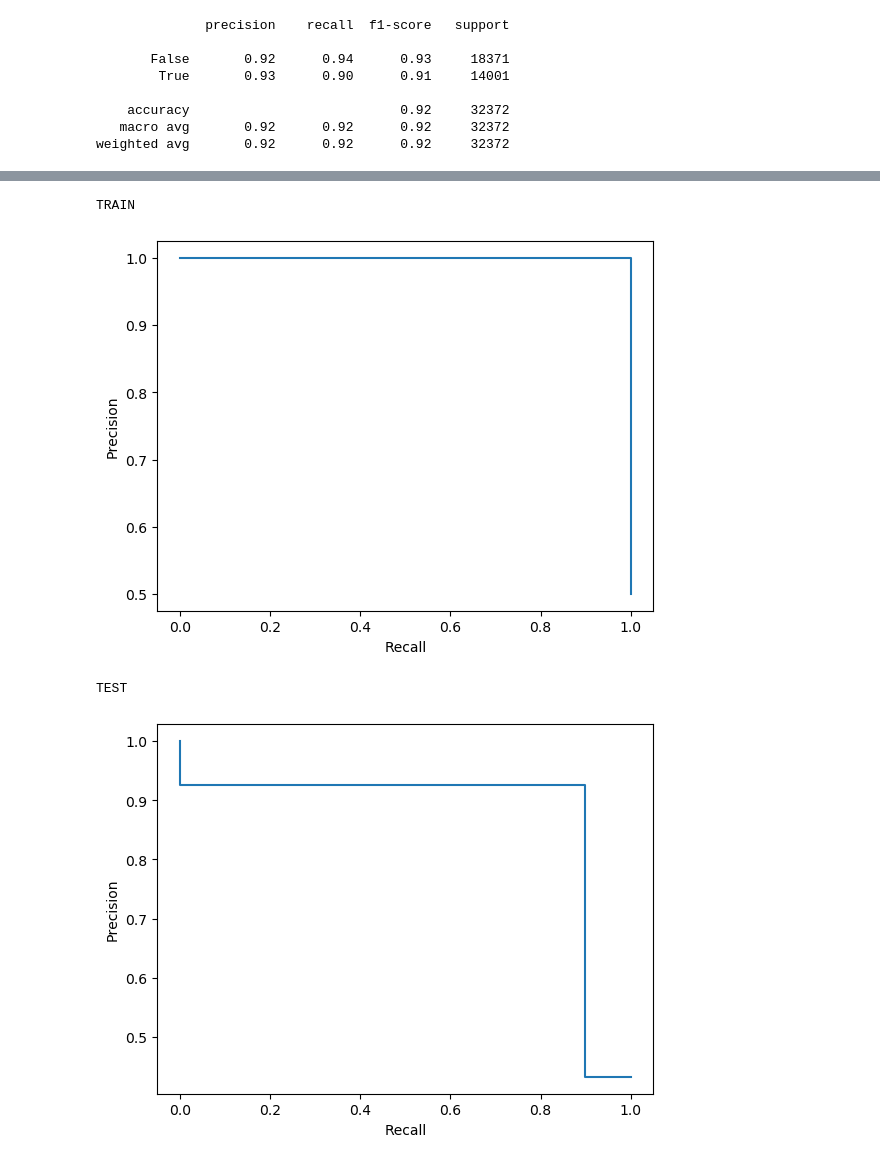
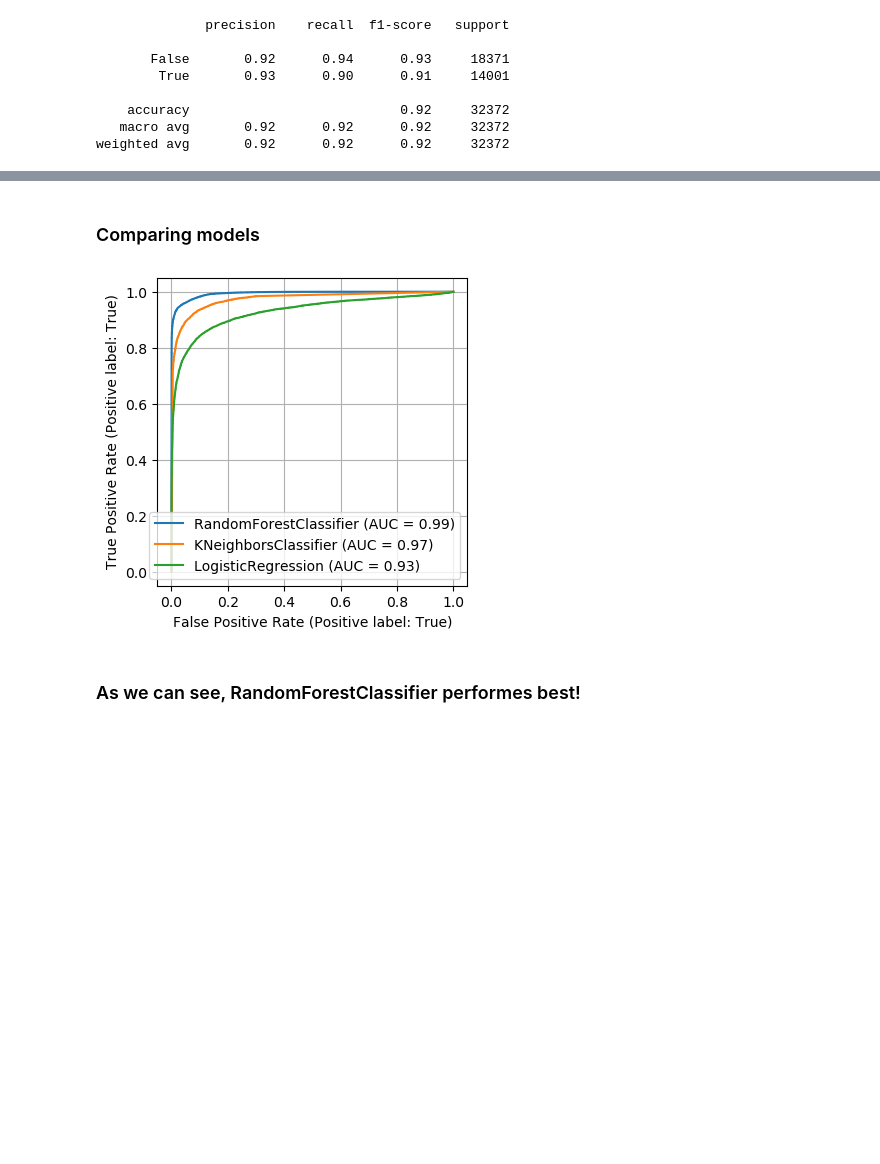
Before and after one commit to lukwies/Airline-Passenger-Satisfaction, a Jupyter notebook: notebooks/predict.ipynb, the cells around one changed output, grey strips where cells are left out. Drawn from its saved outputs; the diff is of its cells as text; code cells hidden in the pictures; blank space fills up the shorter version.

Commit message:
Plotted ROC curve to compare different models

```diff
--- a/notebooks/predict.ipynb
+++ b/notebooks/predict.ipynb
@@ -127,10 +127,10 @@ Accuracy: 0.872944624477064
 # %% [markdown]
 #### Train and fit LogisticRegressor
 # %%
-model = LogisticRegression(max_iter=300, multi_class='multinomial',
+logReg = LogisticRegression(max_iter=300, multi_class='multinomial',
                           penalty='l2', random_state=1337,
                           solver='sag')
-model.fit(X_train, y_train)
+logReg.fit(X_train, y_train)
 # %% [output]
 LogisticRegression(max_iter=300, multi_class='multinomial', random_state=1337,
                    solver='sag')
@@ -193,10 +193,10 @@ Test: 0.9530768491250419
 # %% [markdown]
 #### Fitting the model
 # %%
-model = RandomForestClassifier(criterion='entropy',
+randForest = RandomForestClassifier(criterion='entropy',
                                min_samples_leaf=2,
                                min_samples_split=2)
-model.fit(X_train, y_train)
+randForest.fit(X_train, y_train)
 # %% [output]
 RandomForestClassifier(criterion='entropy', min_samples_leaf=2)
 # %% [markdown]
@@ -255,10 +255,10 @@ Best parmas: {'algorithm': 'auto', 'n_neighbors': 8, 'weights': 'distance'}<br>
 Train: 0.9391842000882116<br>
 Test: 0.9137833997111106
 # %%
-model = KNeighborsClassifier(n_neighbors=8,
+knn = KNeighborsClassifier(n_neighbors=8,
                              weights='distance',
                              algorithm='auto')
-model.fit(X_train, y_train)
+knn.fit(X_train, y_train)
 # %% [output]
 KNeighborsClassifier(n_neighbors=8, weights='distance')
 # %% [markdown]
@@ -317,17 +299,16 @@ plt.show()
-# %%
-from sklearn.metrics import PrecisionRecallDisplay, precision_recall_curve
-
-print("TRAIN")
-precisions, recalls, _ = precision_recall_curve(y_train, y_train_pred)
-PrecisionRecallDisplay(precisions, recalls).plot()
-plt.show()
-
-print("TEST")
-precisions, recalls, _ = precision_recall_curve(y_test, y_test_pred)
-PrecisionRecallDisplay(precisions, recalls).plot()
-plt.show()
-# %% [output]
-TRAIN
-[figure, removed]
-TEST
-[figure, removed]
+# %% [markdown]
+### Comparing models
+# %%
+from sklearn.metrics import plot_roc_curve
+
+fig,ax = plt.subplots(figsize=(4,4))
+plot_roc_curve(randForest, X_test, y_test, ax=ax)
+plot_roc_curve(knn, X_test, y_test, ax=ax)
+plot_roc_curve(logReg, X_test, y_test, ax=ax)
+ax.grid()
+plt.savefig('../plots/roc_curves.png', dpi=300)
+plt.show()
+# %% [output]
+[figure, added]
+# %% [markdown]
+### As we can see, RandomForestClassifier performes best!
```
Also changed, not shown: parts of 11 cells of this notebook.
